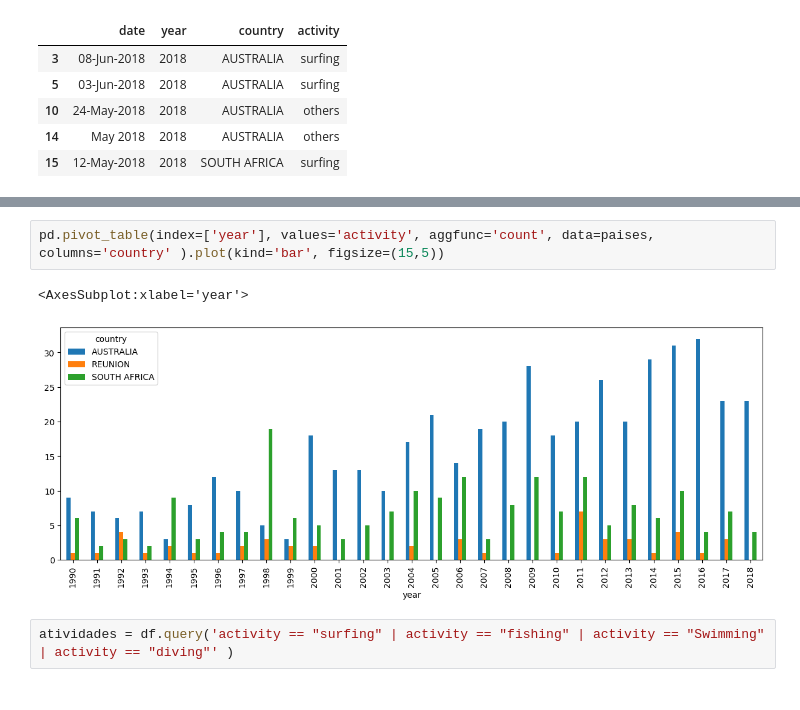
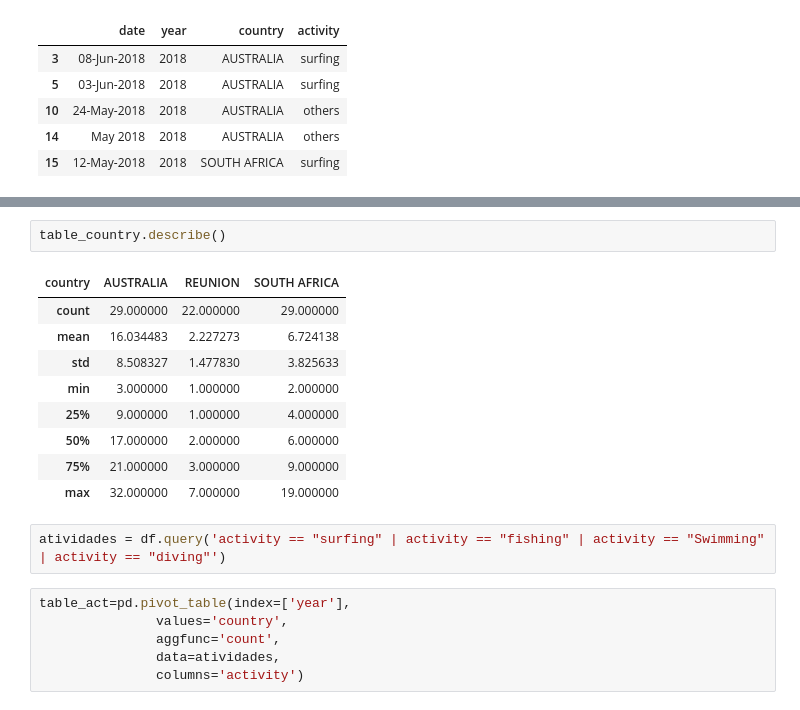
Before and after one commit to dvbarbato/shark-attack-data-analysis, a Jupyter notebook: project_shark.ipynb, the cells around one changed output, grey strips where cells are left out. Drawn from its saved outputs; the diff is of its cells as text.

```diff
--- a/project_shark.ipynb
+++ b/project_shark.ipynb
@@ -408,7 +403,20 @@ pd.pivot_table(index=['year'], values='activity', aggfunc='count', data=paises,
+# %%
+table_country.describe()
+# %% [output]
+| country | AUSTRALIA | REUNION | SOUTH AFRICA |
+| count | 29.000000 | 22.000000 | 29.000000 |
+| mean | 16.034483 | 2.227273 | 6.724138 |
+| std | 8.508327 | 1.477830 | 3.825633 |
+| min | 3.000000 | 1.000000 | 2.000000 |
+| 25% | 9.000000 | 1.000000 | 4.000000 |
+| 50% | 17.000000 | 2.000000 | 6.000000 |
+| 75% | 21.000000 | 3.000000 | 9.000000 |
+| max | 32.000000 | 7.000000 | 19.000000 |
+# %%
+atividades = df.query('activity == "surfing" | activity == "fishing" | activity == "Swimming" | activity == "diving"')
 # %%
-pd.pivot_table(index=['year'], values='activity', aggfunc='count', data=paises, columns='country' ).plot(kind='bar', figsize=(15,5))
+table_act=pd.pivot_table(index=['year'],
+               values='country',
+               aggfunc='count',
+               data=atividades,
+               columns='activity')
-# %% [output]
-<AxesSubplot:xlabel='year'>
-[figure, removed]
-# %%
-atividades = df.query('activity == "surfing" | activity == "fishing" | activity == "Swimming" | activity == "diving"' )
```
Also changed, not shown: parts of 24 cells of this notebook.
